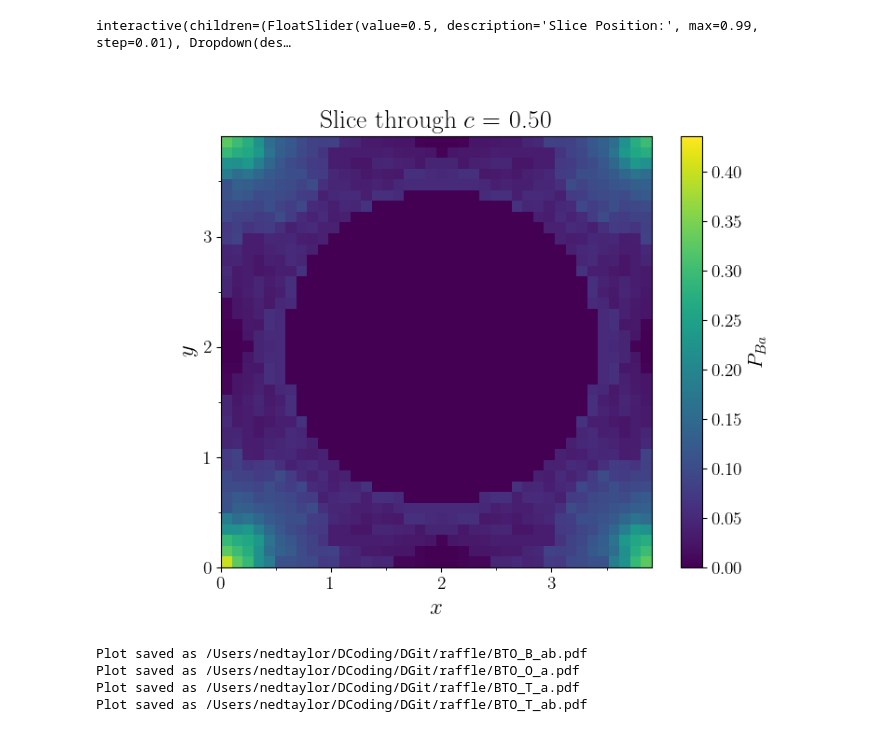
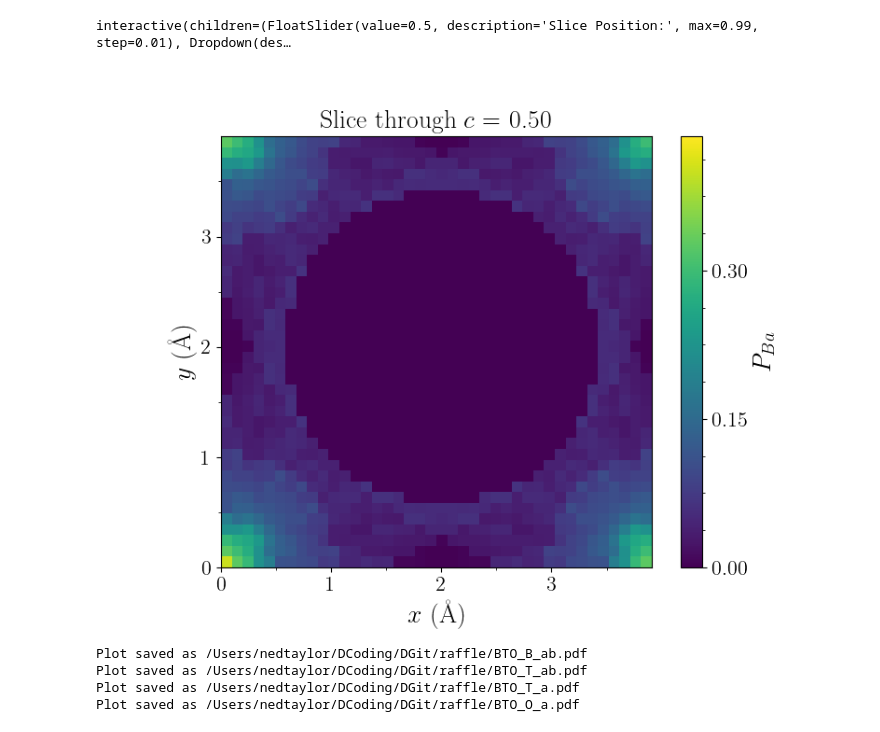
Before and after one commit to ExeQuantCode/RAFFLE, a Jupyter notebook: tools/heatmap_2Dcut.ipynb, the cells around one changed output. Drawn from its saved outputs; the diff is of its cells as text; code cells hidden in the pictures.

```diff
--- a/tools/heatmap_2Dcut.ipynb
+++ b/tools/heatmap_2Dcut.ipynb
@@ -27,12 +27,12 @@ c = 1.0
 n_x = 0
 n_y = 0
 n_z = 0
-species_name_list = ['Ba', 'Ti', 'O']
 
 # Read the data from the file
 data = []
 atoms = []
 species_list = []
+species_name_list = []
 with open('../viability_BTO.dat', 'r') as file:
     for line in file:
         # if line starts with #grid, read the three values as n_x, n_y, n_z
@@ -41,13 +41,16 @@ with open('../viability_BTO.dat', 'r') as file:
             n_x = int(values[1])
             n_y = int(values[2])
             n_z = int(values[3])
-            continue
         # if line starts with #lat, read the three values as a, b, c
         if line.startswith("#lat"):
             values = line.strip().split()
             a = float(values[1])
             b = float(values[2])
             c = float(values[3])
+        if line.startswith("#species"):
+            values = line.strip().split()
+            species_name_list = values[1:]
+        if line.startswith("#"):
             continue
         values = line.strip().split()
         if len(values) == 3:
@@ -240,20 +243,20 @@ def plot_2d_slice(slice_level, species, axis):
         slice_idx = int(slice_level * n_z)
         slice_data = grid_values[species-1][:, :, slice_idx]
         plt.imshow(slice_data.T, extent=(x_min, x_max, y_min, y_max), origin='lower', cmap='viridis', aspect='auto')
-        plt.xlabel('$x$')
-        plt.ylabel('$y$')
+        plt.xlabel('$x$ (\AA)')
+        plt.ylabel('$y$ (\AA)')
     elif axis == 'b':
         slice_idx = int(slice_level * n_y)
         slice_data = grid_values[species-1][:, slice_idx, :]
         plt.imshow(slice_data.T, extent=(x_min, x_max, z_min, z_max), origin='lower', cmap='viridis', aspect='auto')
-        plt.xlabel('$x$')
-        plt.ylabel('$z$')
+        plt.xlabel('$x$ (\AA)')
+        plt.ylabel('$z$ (\AA)')
     elif axis == 'a':
         slice_idx = int(slice_level * n_x)
         slice_data = grid_values[species-1][slice_idx, :, :]
         plt.imshow(slice_data.T, extent=(y_min, y_max, z_min, z_max), origin='lower', cmap='viridis', aspect='auto')
-        plt.xlabel('$y$')
-        plt.ylabel('$z$')
+        plt.xlabel('$y$ (\AA)')
+        plt.ylabel('$z$ (\AA)')
     elif axis == 'ab':
         # get diagonal list of idx
         slice_idx_xy = [
@@ -270,8 +273,8 @@ def plot_2d_slice(slice_level, species, axis):
         min_loc = 0.0
         max_loc = np.sqrt( (len(slice_idx_x) * a / n_x)**2 + (len(slice_idx_y) * b / n_y)**2 )
         plt.imshow(slice_data.T, extent=(min_loc, max_loc, z_min, z_max), origin='lower', cmap='viridis', aspect='auto')
-        plt.xlabel(r'$xy$')
-        plt.ylabel('$z$')
+        plt.xlabel(r'$xy$ (\AA)')
+        plt.ylabel('$z$ (\AA)')
 
     plt.title(f'Slice through ${axis}$ = {slice_level:.2f}', fontsize=20)
     min_val = min(grid_value.min() for grid_value in grid_values)
@@ -281,16 +284,19 @@ def plot_2d_slice(slice_level, species, axis):
     ax = plt.gca()
     ax.set_aspect('equal')
     # Set tick and label font size
-    ax.tick_params(axis='both', which='major', labelsize=14)
+    ax.tick_params(axis='both', which='major', labelsize=16)
 
-    plt.xlabel(plt.gca().get_xlabel(), fontsize=18)
-    plt.ylabel(plt.gca().get_ylabel(), fontsize=18)
+    plt.xlabel(plt.gca().get_xlabel(), fontsize=20)
+    plt.ylabel(plt.gca().get_ylabel(), fontsize=20)
     ax.xaxis.set_major_locator(plt.MaxNLocator(4))
     ax.yaxis.set_major_locator(plt.MaxNLocator(4))
     ax.xaxis.set_minor_locator(AutoMinorLocator(2))
     ax.yaxis.set_minor_locator(AutoMinorLocator(2))
-    cbar.ax.tick_params(labelsize=14)
-    cbar.set_label(r'$P_{'+species_name_list[species-1]+r'}$', fontsize=16)
+    cbar.ax.tick_params(labelsize=16)
+    cbar.set_label(r'$P_{'+species_name_list[species-1]+r'}$', fontsize=20)
+    # cbar.set_ticks(np.linspace(min_val, max_val, 4))
+    cbar.ax.yaxis.set_major_locator(plt.MaxNLocator(nbins=4))
+    cbar.ax.minorticks_on()
 
 # Save the current plot as a PDF
 def save_plot(b):
@@ -301,38 +307,35 @@ def save_plot(b):
     # Open file dialog to select file path and name
     root = tk.Tk()
     root.withdraw()  # Hide the root window
     file_path = filedialog.asksaveasfilename(defaultextension=".pdf", filetypes=[("PDF files", "*.pdf")])
     if file_path:
         fig = plt.gcf()
         fig.patch.set_facecolor('none')  # Set the face color to white
         ax = plt.gca()
         ax.patch.set_facecolor('none')  # Set the axes face color to white
         plt.savefig(file_path, bbox_inches='tight', pad_inches=0, facecolor=fig.get_facecolor(), edgecolor='none')
         print(f'Plot saved as {file_path}')
 
 save_button = widgets.Button(description="Save Plot")
 save_button.on_click(save_plot)
 
 display(save_button)
 
 # Set up interactive sliders for 2D plot
 slice_slider_2d = widgets.FloatSlider(value=0.5, min=0, max=1-0.01, step=0.01, description='Slice Position:')
 axis_selector_2d = widgets.RadioButtons(options=['a', 'b', 'c', 'ab'], description='Axis:', value='c')
 species_selector_2d = widgets.Dropdown(options=sorted(set(species_list)), description='Species:')
 
-# Add a button to save the plot
-# save_button = widgets.Button(description="Save Plot")
-# save_button.on_click(lambda x: save_current_plot())
 # display(save_button)
 
 # Set up interactive plot for 2D slices
 interactive_plot_2d = interactive(plot_2d_slice, slice_level=slice_slider_2d, axis=axis_selector_2d, species=species_selector_2d)
 interactive_plot_2d
 # %% [output]
 [interactive output not drawn]
 interactive(children=(FloatSlider(value=0.5, description='Slice Position:', max=0.99, step=0.01), Dropdown(des…
-[figure, old version]
+[figure, new version]
 Plot saved as /Users/nedtaylor/DCoding/DGit/raffle/BTO_B_ab.pdf
+Plot saved as /Users/nedtaylor/DCoding/DGit/raffle/BTO_T_ab.pdf
+Plot saved as /Users/nedtaylor/DCoding/DGit/raffle/BTO_T_a.pdf
 Plot saved as /Users/nedtaylor/DCoding/DGit/raffle/BTO_O_a.pdf
-Plot saved as /Users/nedtaylor/DCoding/DGit/raffle/BTO_T_a.pdf
-Plot saved as /Users/nedtaylor/DCoding/DGit/raffle/BTO_T_ab.pdf
```
Also changed, not shown: parts of 1 cell of this notebook, 1 other file.
